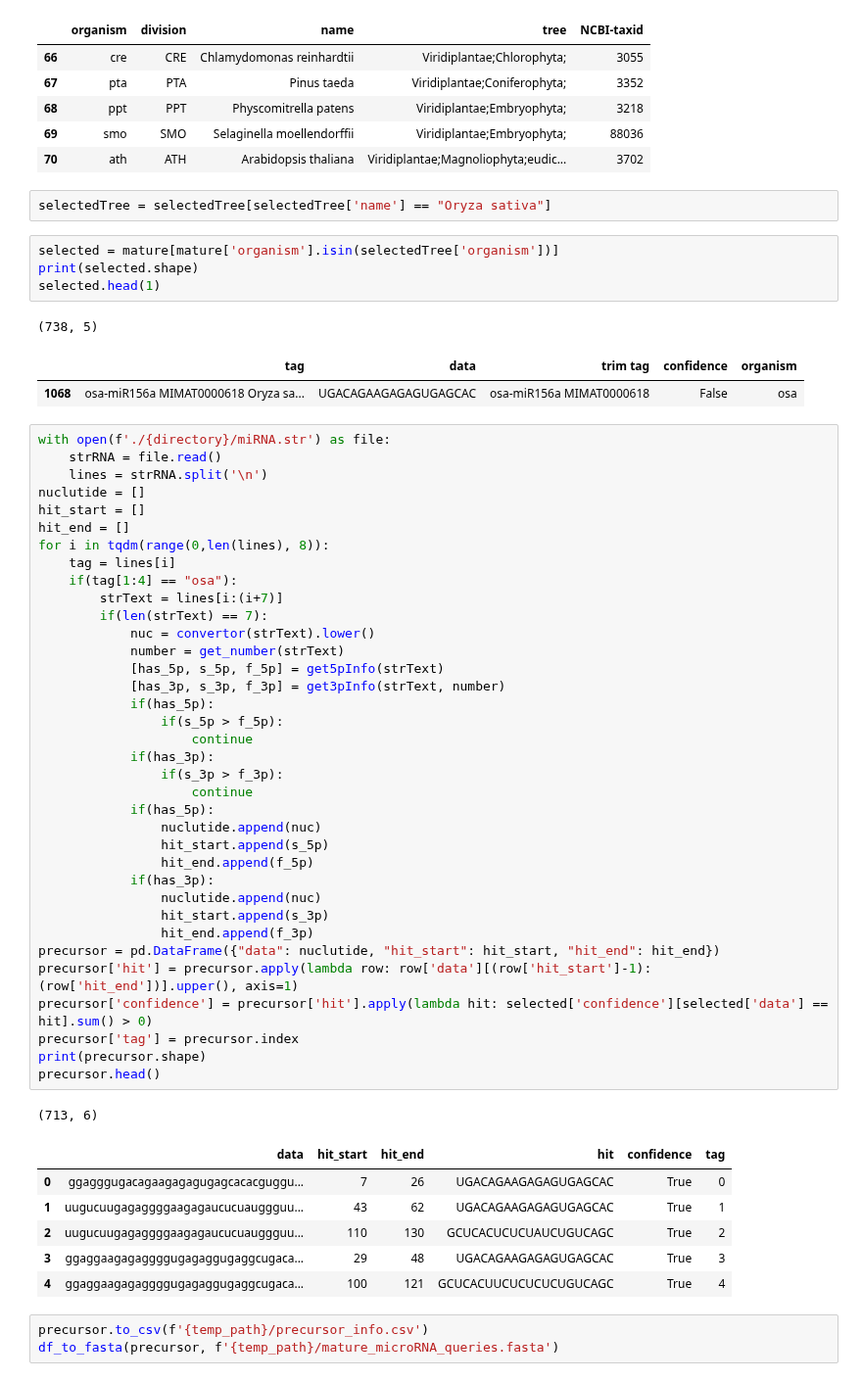
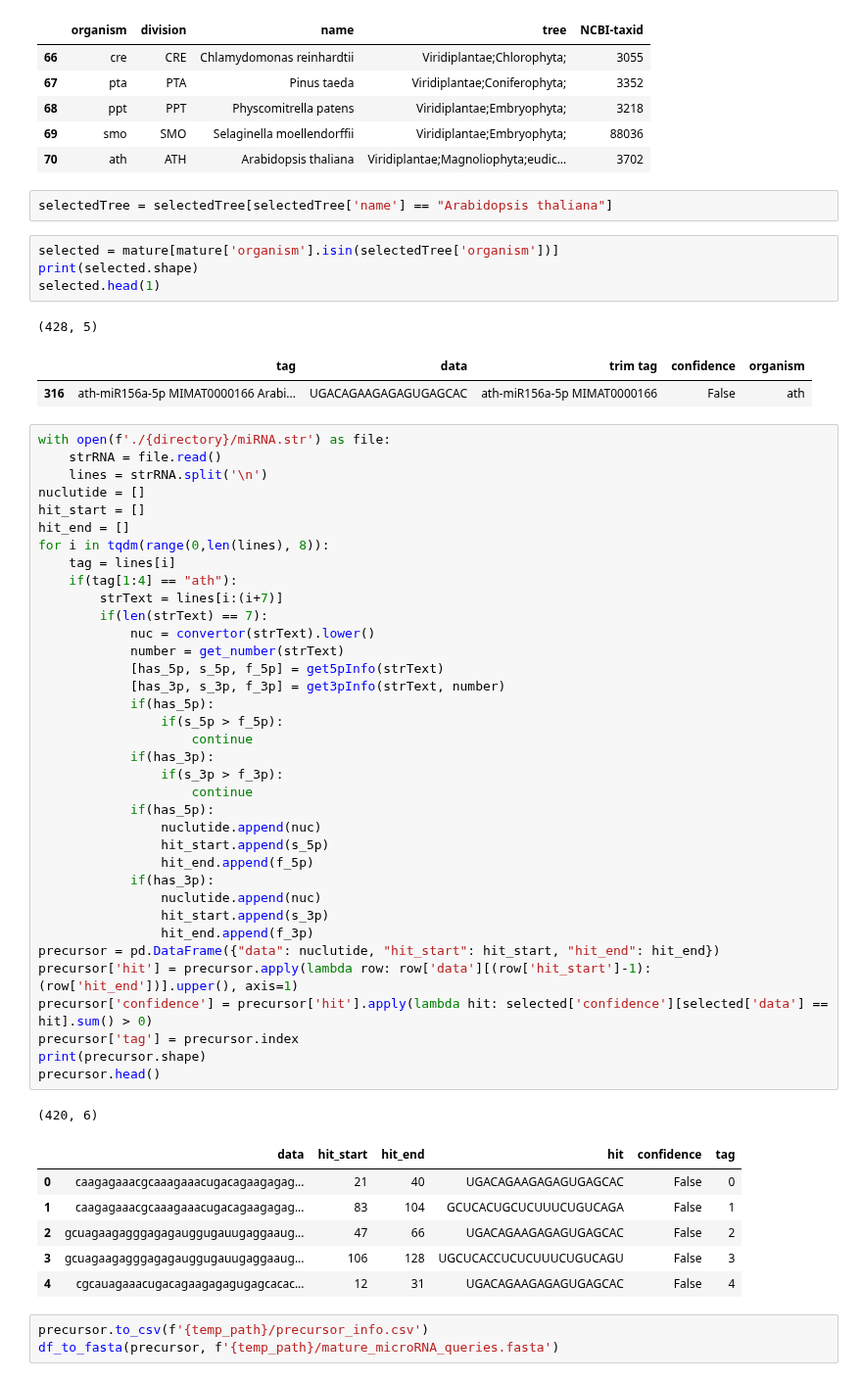
Before and after one commit to Ilia-Abolhasani/amir-p3, a Jupyter notebook: dataset_generation_positive.ipynb, the cells around one changed output. Shown at 98% size. Drawn from its saved outputs; the diff is of its cells as text.

```diff
--- a/dataset_generation_positive.ipynb
+++ b/dataset_generation_positive.ipynb
@@ -249,15 +250,15 @@ selectedTree.head(5)
 | 69 | smo | SMO | Selaginella moellendorffii | Viridiplantae;Embryophyta; | 88036 |
 | 70 | ath | ATH | Arabidopsis thaliana | Viridiplantae;Magnoliophyta;eudic... | 3702 |
 # %%
-selectedTree = selectedTree[selectedTree['name'] == "Oryza sativa"]
+selectedTree = selectedTree[selectedTree['name'] == "Arabidopsis thaliana"]
 # %%
 selected = mature[mature['organism'].isin(selectedTree['organism'])]
 print(selected.shape)
 selected.head(1)
 # %% [output]
-(738, 5)
+(428, 5)
 |  | tag | data | trim tag | confidence | organism |
-| 1068 | osa-miR156a MIMAT0000618 Oryza sa... | UGACAGAAGAGAGUGAGCAC | osa-miR156a MIMAT0000618 | False | osa |
+| 316 | ath-miR156a-5p MIMAT0000166 Arabi... | UGACAGAAGAGAGUGAGCAC | ath-miR156a-5p MIMAT0000166 | False | ath |
 # %%
 with open(f'./{directory}/miRNA.str') as file:
     strRNA = file.read()
@@ -267,41 +268,41 @@ hit_start = []
 hit_end = []
 for i in tqdm(range(0,len(lines), 8)):
     tag = lines[i]
-    if(tag[1:4] == "osa"):
+    if(tag[1:4] == "ath"):
         strText = lines[i:(i+7)]
         if(len(strText) == 7):
             nuc = convertor(strText).lower()
             number = get_number(strText)
             [has_5p, s_5p, f_5p] = get5pInfo(strText)
             [has_3p, s_3p, f_3p] = get3pInfo(strText, number)
             if(has_5p):
                 if(s_5p > f_5p):
                     continue
             if(has_3p):
                 if(s_3p > f_3p):
                     continue
             if(has_5p):
                 nuclutide.append(nuc)
                 hit_start.append(s_5p)
                 hit_end.append(f_5p)
             if(has_3p):
                 nuclutide.append(nuc)
                 hit_start.append(s_3p)
                 hit_end.append(f_3p)
 precursor = pd.DataFrame({"data": nuclutide, "hit_start": hit_start, "hit_end": hit_end})
 precursor['hit'] = precursor.apply(lambda row: row['data'][(row['hit_start']-1):(row['hit_end'])].upper(), axis=1)
 precursor['confidence'] = precursor['hit'].apply(lambda hit: selected['confidence'][selected['data'] == hit].sum() > 0)
 precursor['tag'] = precursor.index
 print(precursor.shape)
 precursor.head()
 # %% [output]
-(713, 6)
+(420, 6)
 |  | data | hit_start | hit_end | hit | confidence | tag |
-| 0 | ggagggugacagaagagagugagcacacguggu... | 7 | 26 | UGACAGAAGAGAGUGAGCAC | True | 0 |
-| 1 | uugucuugagaggggaagagaucucuauggguu... | 43 | 62 | UGACAGAAGAGAGUGAGCAC | True | 1 |
-| 2 | uugucuugagaggggaagagaucucuauggguu... | 110 | 130 | GCUCACUCUCUAUCUGUCAGC | True | 2 |
-| 3 | ggaggaagagaggggugagaggugaggcugaca... | 29 | 48 | UGACAGAAGAGAGUGAGCAC | True | 3 |
-| 4 | ggaggaagagaggggugagaggugaggcugaca... | 100 | 121 | GCUCACUUCUCUCUCUGUCAGC | True | 4 |
+| 0 | caagagaaacgcaaagaaacugacagaagagag... | 21 | 40 | UGACAGAAGAGAGUGAGCAC | False | 0 |
+| 1 | caagagaaacgcaaagaaacugacagaagagag... | 83 | 104 | GCUCACUGCUCUUUCUGUCAGA | False | 1 |
+| 2 | gcuagaagagggagagauggugauugaggaaug... | 47 | 66 | UGACAGAAGAGAGUGAGCAC | False | 2 |
+| 3 | gcuagaagagggagagauggugauugaggaaug... | 106 | 128 | UGCUCACCUCUCUUUCUGUCAGU | False | 3 |
+| 4 | cgcauagaaacugacagaagagagugagcacac... | 12 | 31 | UGACAGAAGAGAGUGAGCAC | False | 4 |
 # %%
 precursor.to_csv(f'{temp_path}/precursor_info.csv')
 df_to_fasta(precursor, f'{temp_path}/mature_microRNA_queries.fasta')
```
Also changed, not shown: parts of 7 cells of this notebook, 1 other file.
